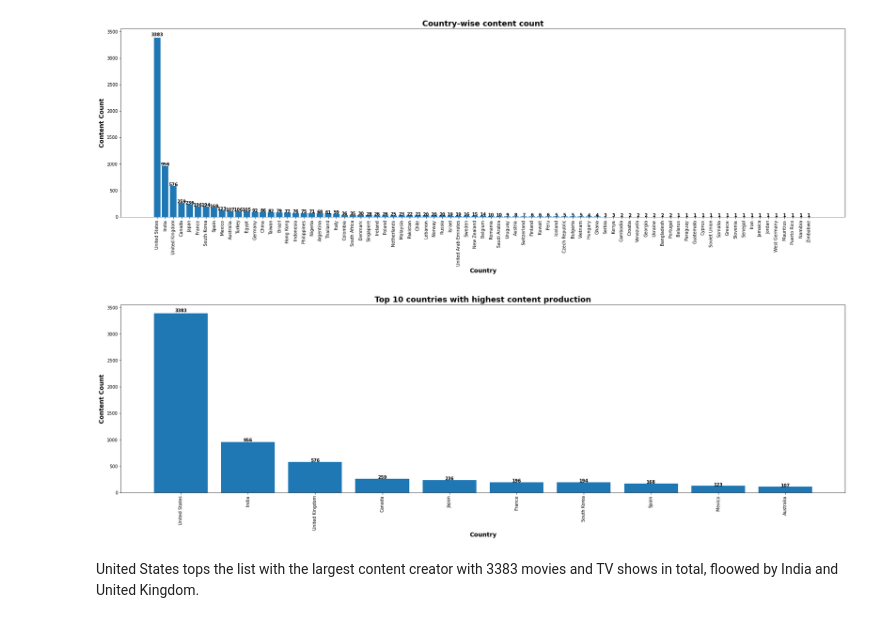
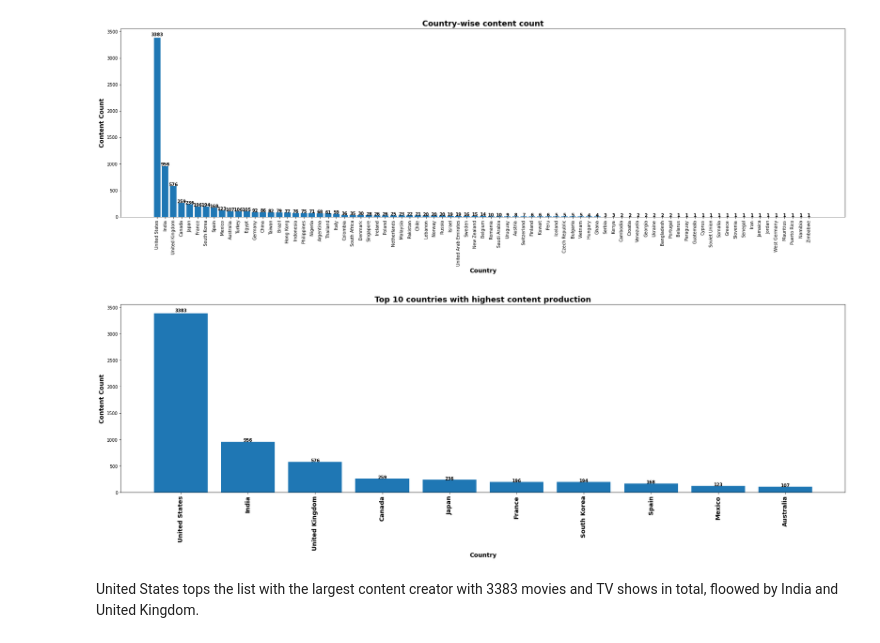
Before and after one commit to shetehm/NETFLIX-MOVIES-AND-TV-SHOWS-CLUSTERING, a Jupyter notebook: Individual_Colab_NETFLIX_MOVIES_AND_TV_SHOWS_CLUSTERING.ipynb, the cells around one changed output. Saved outputs shown, nothing was run; the diff lists cells and outputs as text; code cells hidden in the pictures.

```diff
--- a/Individual_Colab_NETFLIX_MOVIES_AND_TV_SHOWS_CLUSTERING.ipynb
+++ b/Individual_Colab_NETFLIX_MOVIES_AND_TV_SHOWS_CLUSTERING.ipynb
@@ -314,31 +314,31 @@ for p in graph:
 # %%
 #Visualization: Top 10 countries with highest content production
 data= netflix_df.groupby('origin_Country')['show_id'].count().sort_values(ascending=False).reset_index().head(10)
 
 plt.figure(figsize=(30,8))
 graph = plt.bar(data['origin_Country'], data['show_id'])
 
 plt.title('Top 10 countries with highest content production', weight='bold', fontsize= 18)
 plt.xlabel('Country', weight='bold', fontsize= 14)
 plt.ylabel('Content Count', weight='bold', fontsize= 14)
-plt.xticks(data['origin_Country'], rotation= 90)
+plt.xticks(data['origin_Country'], rotation= 90, weight= 'bold', fontsize= 14)
 labels= []
 for item in data['show_id']:
   labels.append(item)
 
 i = 0
 for p in graph:
     width = p.get_width()
     height = p.get_height()
     x, y = p.get_xy()
     plt.text(x+width/2,
              y+height*1.01,
              str(labels[i]),
              ha='center',
              weight='bold', fontsize=10)
     i+=1
 # %% [output]
-[figure, old version]
+[figure, new version]
 # %% [markdown]
 United States tops the list with the largest content creator with 3383 movies and TV shows in total, floowed by India and United Kingdom.
 # %%
```
Also changed, not shown: parts of 48 cells of this notebook.
